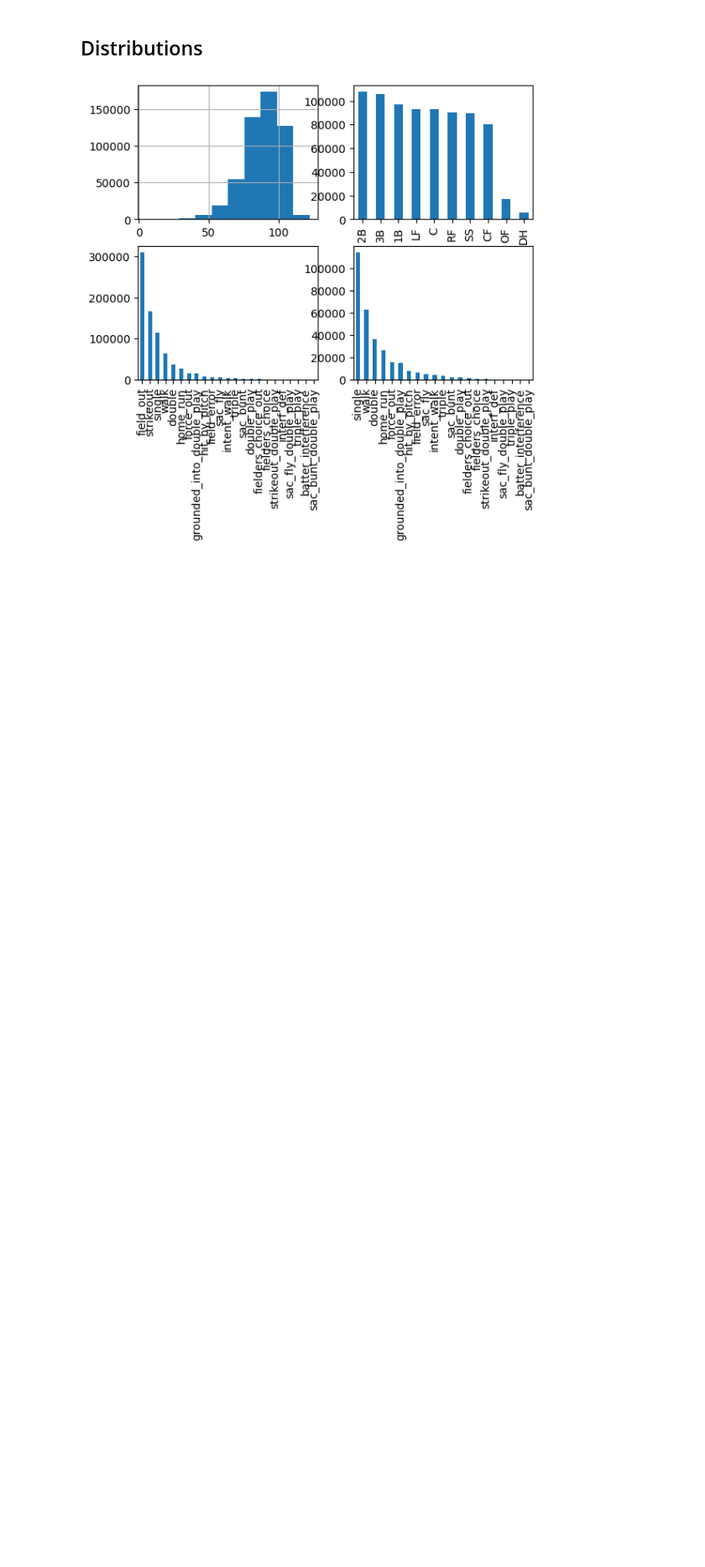
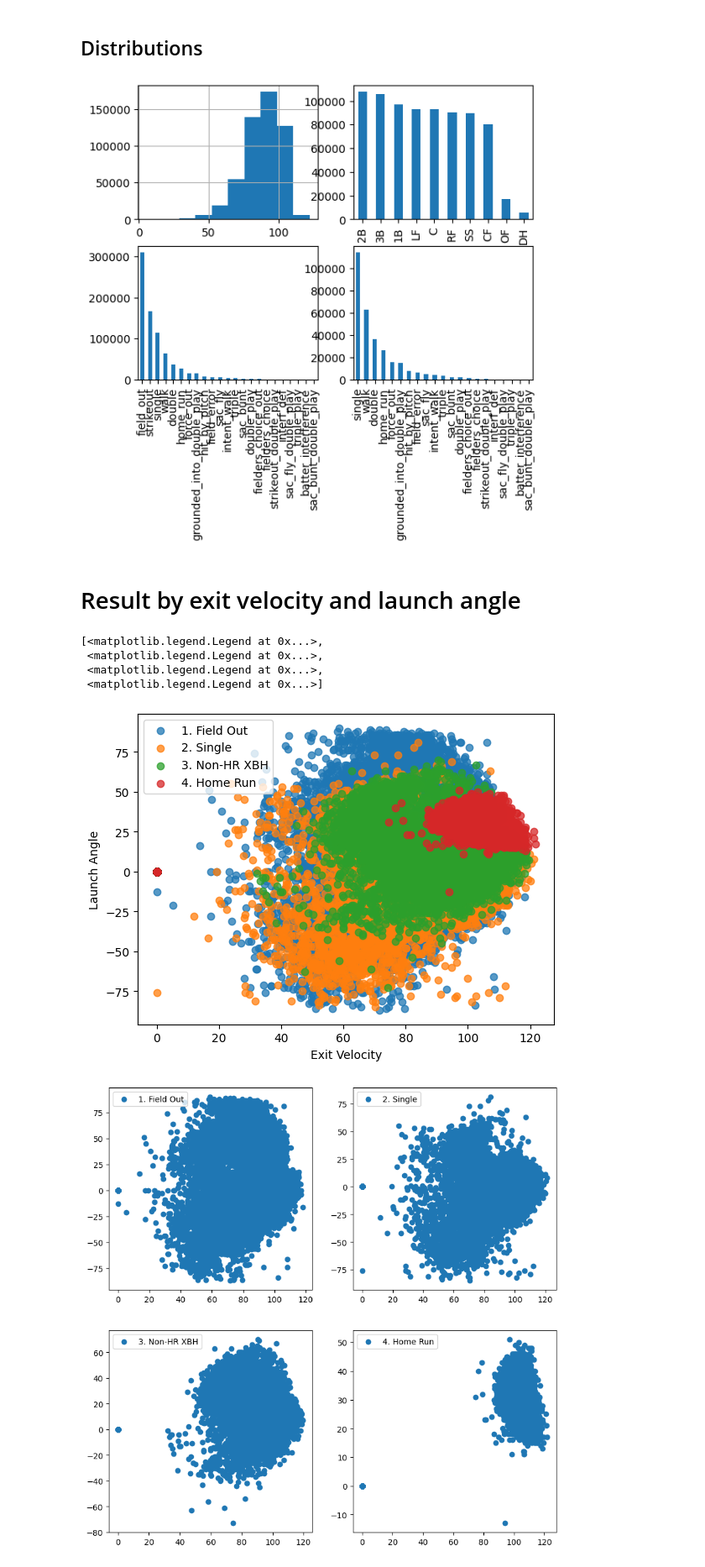
Before and after one commit to bjhammack/predict-at-bat-outcome, a Jupyter notebook: src/predict_at_bat_outcome/analysis/data_analysis.ipynb, the cells around one changed output. Shown at 84% size. Saved outputs shown, nothing was run; the diff lists cells and outputs as text; code cells hidden in the pictures; blank space fills up the shorter version.

```diff
--- a/src/predict_at_bat_outcome/analysis/data_analysis.ipynb
+++ b/src/predict_at_bat_outcome/analysis/data_analysis.ipynb
@@ -16,7 +16,7 @@ import numpy as np
 
 Using the `Data` class in data_handler.py, the data is gathered into a single pd.DataFrame for analysis.
 # %%
-abs = Data('F:/baseball/active_player_abs')
+abs = Data(['F:/baseball/active_player_abs', 'F:/baseball/statcast_running'], ['mlb_id','season'])
 # %% [markdown]
 # Basic Metrics
 
@@ -145,3 +143,5 @@ ax3 = abs.data.exit_velocity.hist(ax=ax[0,0])
 ax4 = abs.data.loc[~abs.data.result.isin(['field_out','strikeout'])].result.value_counts().plot(kind='bar', ax=ax[1,1])
 # %% [output]
 [figure]
+# %% [markdown]
+# Result by exit velocity and launch angle
@@ -147,0 +150,32 @@ ax4 = abs.data.loc[~abs.data.result.isin(['field_out','strikeout'])].result.valu
+# %%
+df = abs.data.copy()
+df.loc[df.result.eq('field_out'), 'result'] = '1. Field Out'
+df.loc[df.result.eq('single'), 'result'] = '2. Single'
+df.loc[df.result.eq('non_hr_xbh'), 'result'] = '3. Non-HR XBH'
+df.loc[df.result.eq('home_run'), 'result'] = '4. Home Run'
+
+fig1, ax1 = plt.subplots()
+fig2 = plt.figure(figsize=(10,10))#.subplots(1, 4)
+ax2 = {}
+for i in range(1, 5):
+    ax2[i] = fig2.add_subplot(int(f'22{i}'))
+
+for k, v in df.groupby('result'):
+    ax1.scatter(v['exit_velocity'], v['launch_angle'], label=k, alpha=0.75)
+
+i = 1
+for k, v in df.groupby('result'):
+    ax2[i].scatter(v['exit_velocity'], v['launch_angle'], label=k)
+    i += 1
+
+ax1.legend(loc=2)
+ax1.set_xlabel('Exit Velocity')
+ax1.set_ylabel('Launch Angle')
+[ax2[i].legend(loc=2) for i in range(1, 5)]
+# %% [output]
+[<matplotlib.legend.Legend at 0x...>,
+ <matplotlib.legend.Legend at 0x...>,
+ <matplotlib.legend.Legend at 0x...>,
+ <matplotlib.legend.Legend at 0x...>]
+[figure, added]
+[figure, added]
```
Also changed, not shown: parts of 6 cells of this notebook, 11 other files.
